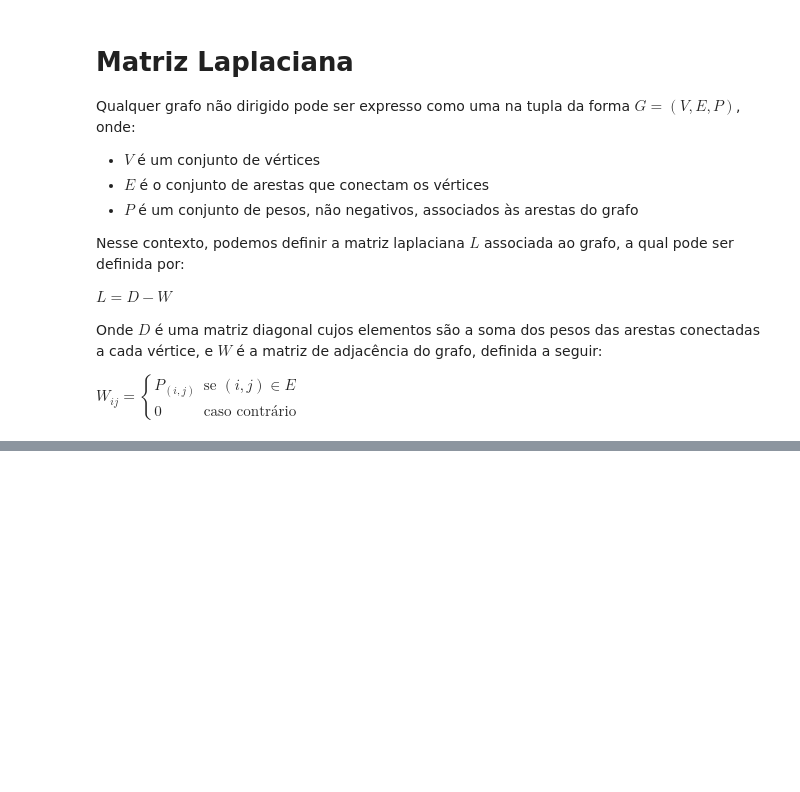
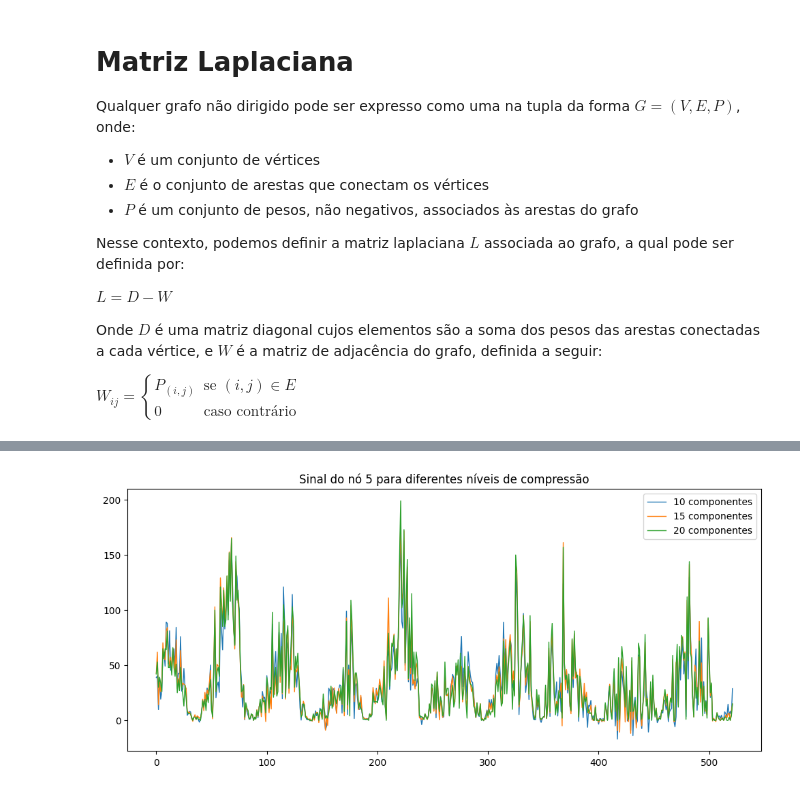
Before and after one commit to andregdmitri/SME0243_TeoriaEspectral, a Jupyter notebook: T1_TeoriaEspectral.ipynb, the cells around one changed output, grey strips where cells are left out. Saved outputs shown, nothing was run; the diff lists cells and outputs as text; code cells hidden in the pictures; blank space fills up the shorter version.

```diff
--- a/T1_TeoriaEspectral.ipynb
+++ b/T1_TeoriaEspectral.ipynb
@@ -182,0 +173,6 @@ networkx.classes.graph.Graph
+# %%
+plt.figure(figsize=(12, 5))
+plt.title("Sinal do nó 5 para diferentes níveis de compressão")
+compression.lineplot(all_graphs, 5)
+# %% [output]
+[figure, added]
```
Also changed, not shown: parts of 19 cells of this notebook, 1 other file.
